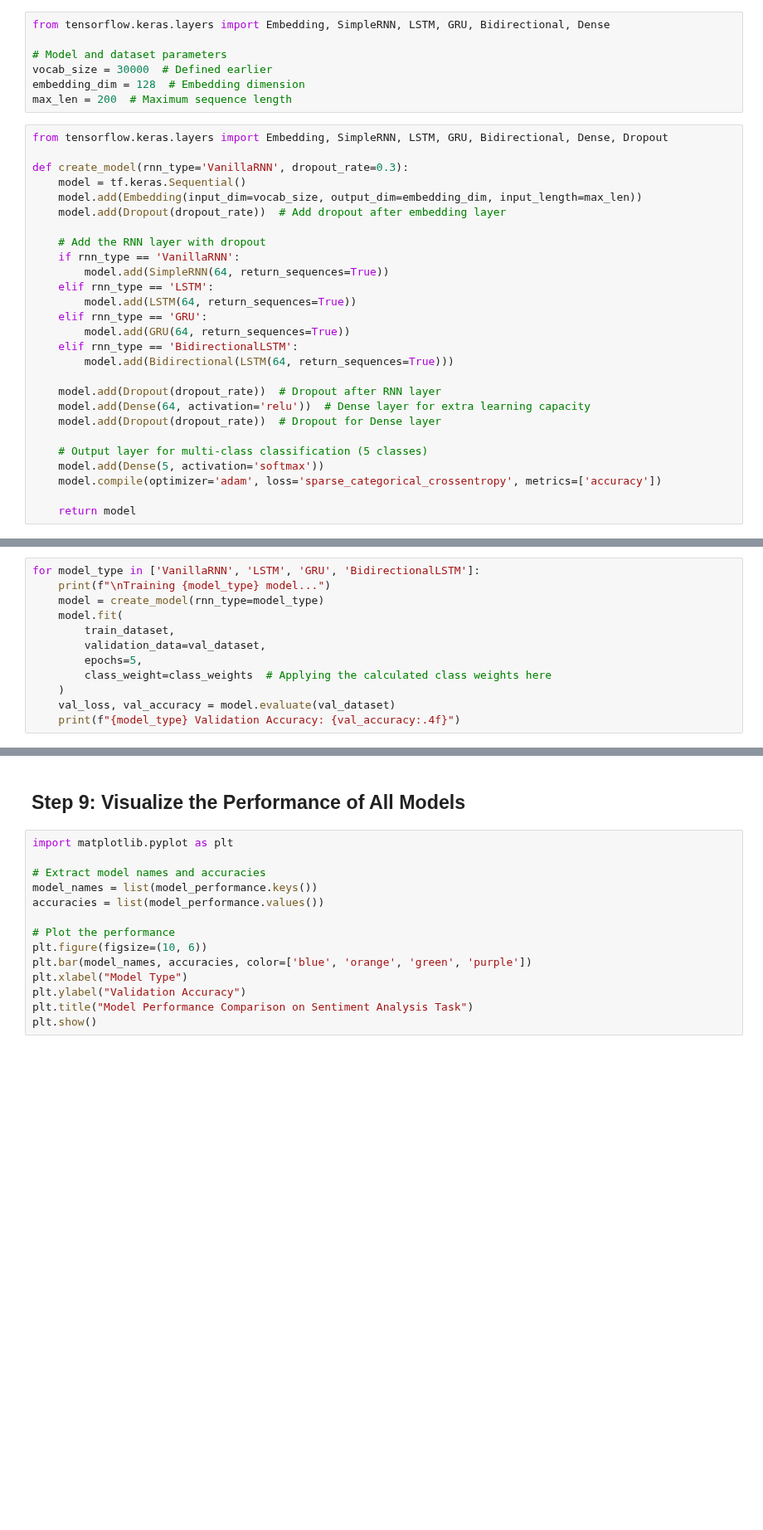
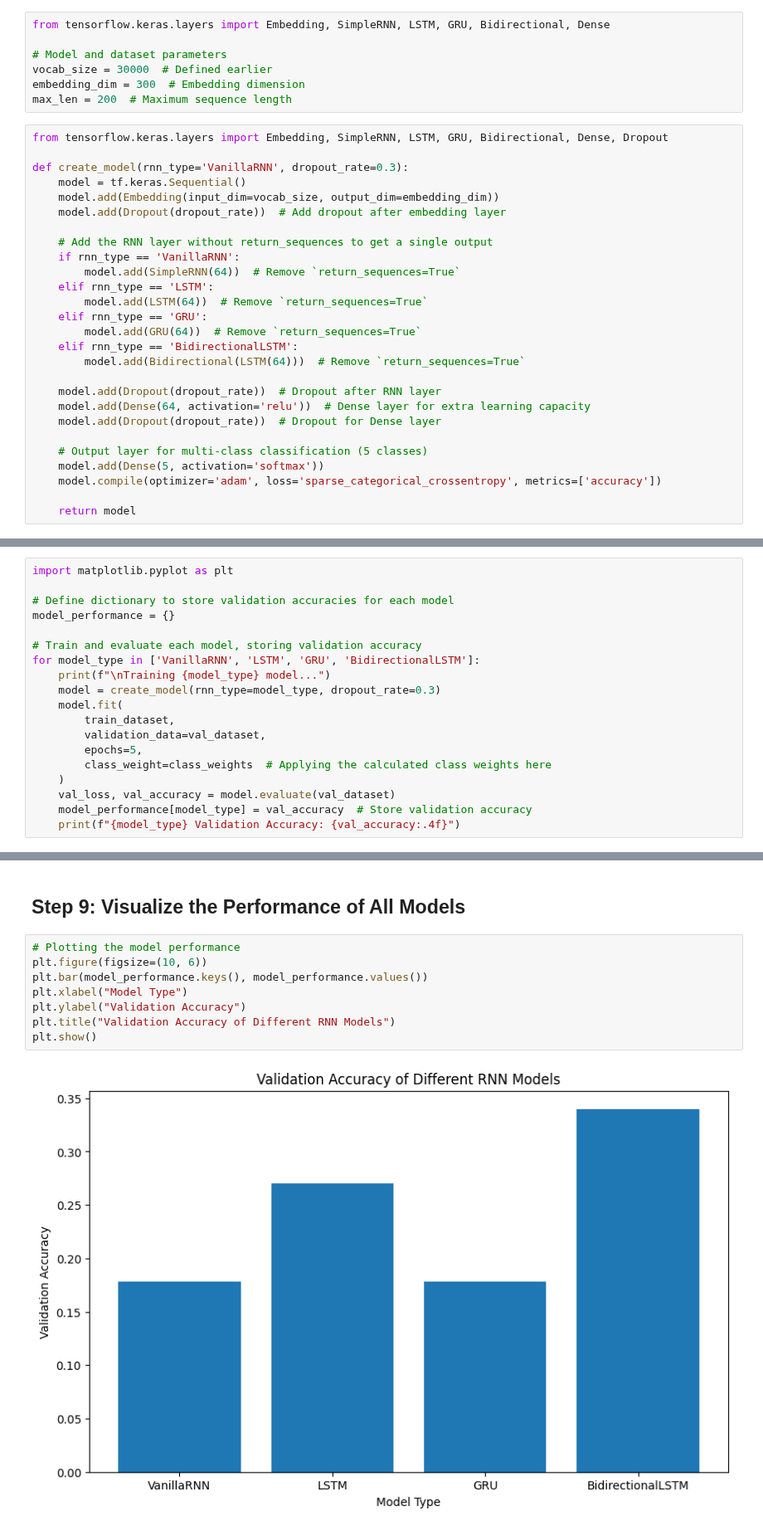
Before and after one commit to sheldonkemper/portfolio, a Jupyter notebook: CAM_DS_301_Sentiment_analysis_and_text_classification_Activity_2_2_6.ipynb, the cells around one changed output, grey strips where cells are left out. Shown at 83% size. Drawn from its saved outputs; the diff is of its cells as text; blank space fills up the shorter version.

```diff
--- a/CAM_DS_301_Sentiment_analysis_and_text_classification_Activity_2_2_6.ipynb
+++ b/CAM_DS_301_Sentiment_analysis_and_text_classification_Activity_2_2_6.ipynb
@@ -266,25 +266,25 @@ from tensorflow.keras.layers import Embedding, SimpleRNN, LSTM, GRU, Bidirection
 
 # Model and dataset parameters
 vocab_size = 30000  # Defined earlier
-embedding_dim = 128  # Embedding dimension
+embedding_dim = 300  # Embedding dimension
 max_len = 200  # Maximum sequence length
 # %%
 from tensorflow.keras.layers import Embedding, SimpleRNN, LSTM, GRU, Bidirectional, Dense, Dropout
 
 def create_model(rnn_type='VanillaRNN', dropout_rate=0.3):
     model = tf.keras.Sequential()
-    model.add(Embedding(input_dim=vocab_size, output_dim=embedding_dim, input_length=max_len))
+    model.add(Embedding(input_dim=vocab_size, output_dim=embedding_dim))
     model.add(Dropout(dropout_rate))  # Add dropout after embedding layer
 
-    # Add the RNN layer with dropout
+    # Add the RNN layer without return_sequences to get a single output
     if rnn_type == 'VanillaRNN':
-        model.add(SimpleRNN(64, return_sequences=True))
+        model.add(SimpleRNN(64))  # Remove `return_sequences=True`
     elif rnn_type == 'LSTM':
-        model.add(LSTM(64, return_sequences=True))
+        model.add(LSTM(64))  # Remove `return_sequences=True`
     elif rnn_type == 'GRU':
-        model.add(GRU(64, return_sequences=True))
+        model.add(GRU(64))  # Remove `return_sequences=True`
     elif rnn_type == 'BidirectionalLSTM':
-        model.add(Bidirectional(LSTM(64, return_sequences=True)))
+        model.add(Bidirectional(LSTM(64)))  # Remove `return_sequences=True`
 
     model.add(Dropout(dropout_rate))  # Dropout after RNN layer
     model.add(Dense(64, activation='relu'))  # Dense layer for extra learning capacity
@@ -323,9 +323,15 @@ train_dataset = tf.data.Dataset.from_tensor_slices((train_encodings['input_ids']
 val_dataset = tf.data.Dataset.from_tensor_slices((val_encodings['input_ids'], val_labels)).batch(32)
 test_dataset = tf.data.Dataset.from_tensor_slices((test_encodings['input_ids'], test_labels)).batch(32)
 # %%
+import matplotlib.pyplot as plt
+
+# Define dictionary to store validation accuracies for each model
+model_performance = {}
+
+# Train and evaluate each model, storing validation accuracy
 for model_type in ['VanillaRNN', 'LSTM', 'GRU', 'BidirectionalLSTM']:
     print(f"\nTraining {model_type} model...")
-    model = create_model(rnn_type=model_type)
+    model = create_model(rnn_type=model_type, dropout_rate=0.3)
     model.fit(
         train_dataset,
         validation_data=val_dataset,
@@ -333,6 +339,7 @@ for model_type in ['VanillaRNN', 'LSTM', 'GRU', 'BidirectionalLSTM']:
         class_weight=class_weights  # Applying the calculated class weights here
     )
     val_loss, val_accuracy = model.evaluate(val_dataset)
+    model_performance[model_type] = val_accuracy  # Store validation accuracy
     print(f"{model_type} Validation Accuracy: {val_accuracy:.4f}")
 # %% [output]
 Training VanillaRNN model...
@@ -341,16 +362,12 @@ ValueError: Argument `output` must have rank (ndim) `target.ndim - 1`. Received:
 # %% [markdown]
 ## **Step 9: Visualize the Performance of All Models**
 # %%
-import matplotlib.pyplot as plt
-
-# Extract model names and accuracies
-model_names = list(model_performance.keys())
-accuracies = list(model_performance.values())
-
-# Plot the performance
+# Plotting the model performance
 plt.figure(figsize=(10, 6))
-plt.bar(model_names, accuracies, color=['blue', 'orange', 'green', 'purple'])
+plt.bar(model_performance.keys(), model_performance.values())
 plt.xlabel("Model Type")
 plt.ylabel("Validation Accuracy")
-plt.title("Model Performance Comparison on Sentiment Analysis Task")
+plt.title("Validation Accuracy of Different RNN Models")
 plt.show()
+# %% [output]
+[figure, added]
```
Also changed, not shown: parts of 2 cells of this notebook.
